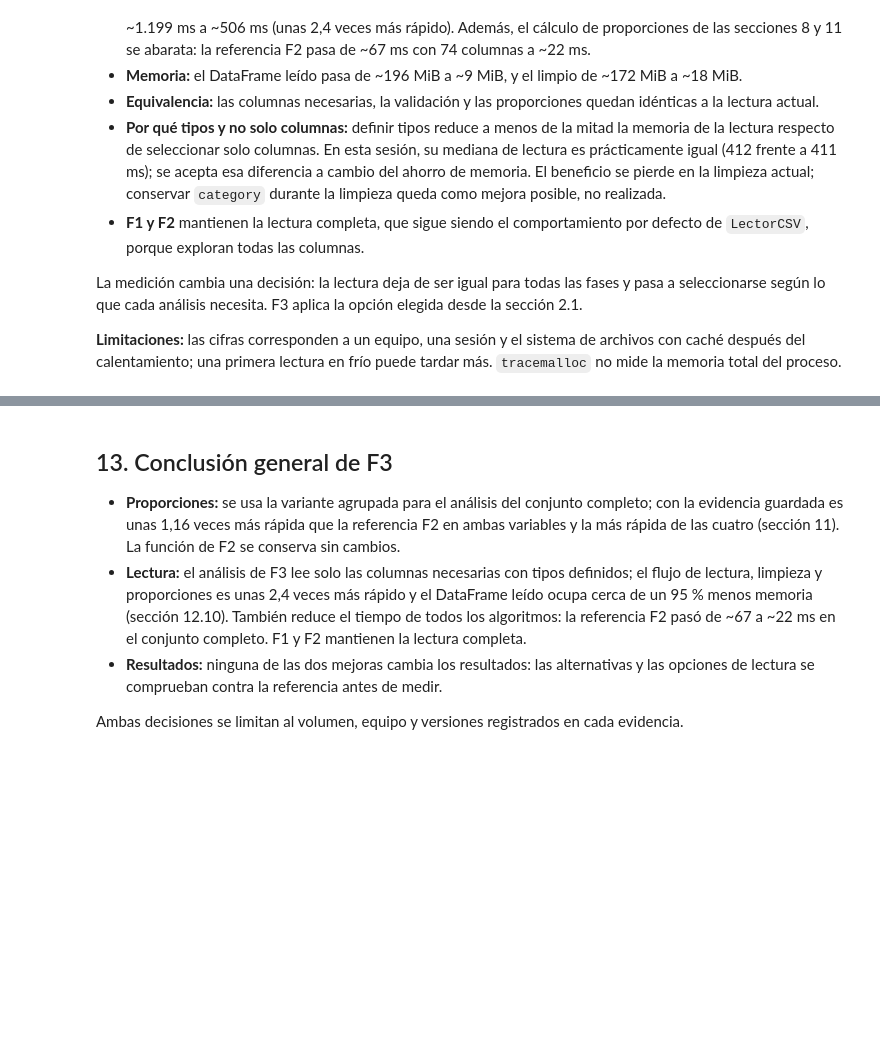
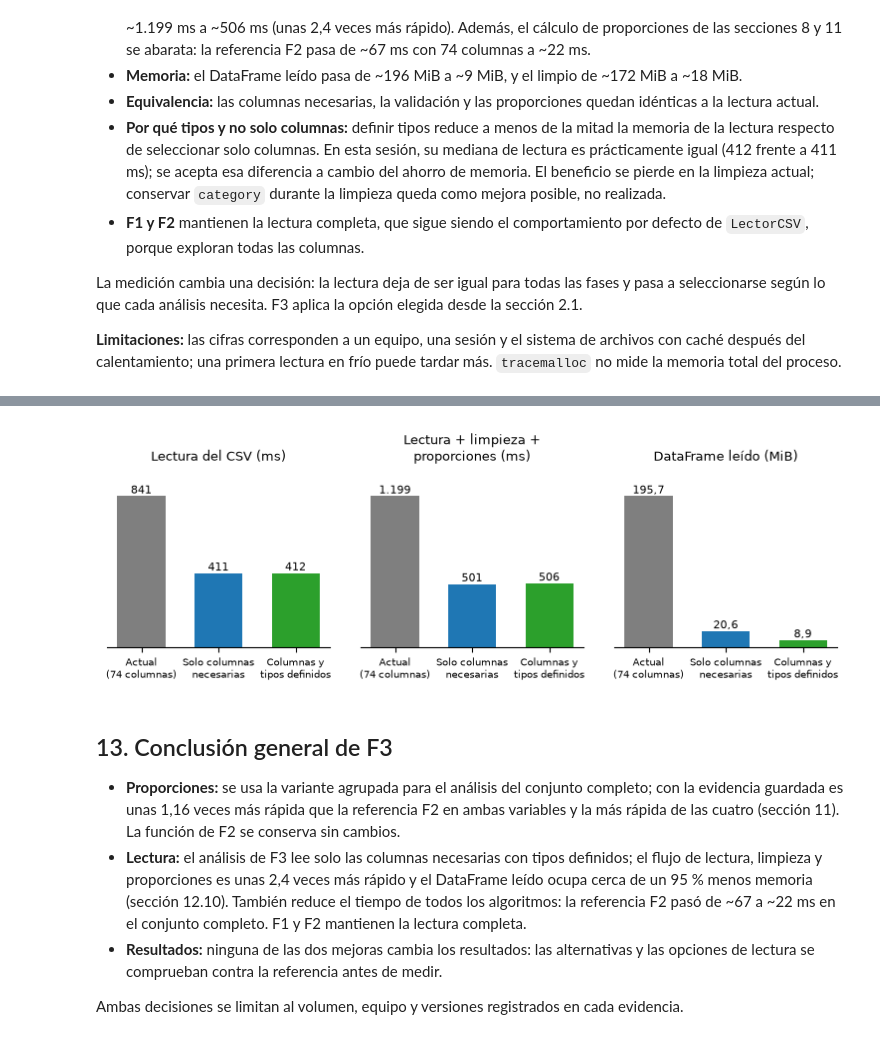
Before and after one commit to vbravo29/mcdi500-licitaciones-salud, a Jupyter notebook: F3/F3_Algoritmos.ipynb, the cells around one changed output, grey strips where cells are left out. Cells and saved outputs as stored; diff of their text form; code cells hidden in the pictures; blank space fills up the shorter version.

```diff
--- a/F3/F3_Algoritmos.ipynb
+++ b/F3/F3_Algoritmos.ipynb
@@ -704,3 +744,42 @@ La medición cambia una decisión: la lectura deja de ser igual para todas las f
+# %%
+import matplotlib.pyplot as plt
+
+# Permite ejecutar esta celda de forma aislada: si faltan las tablas de la sección 12.5, las carga desde la evidencia.
+if 'completo_lectura' not in globals() or 'flujo' not in globals():
+    MIB = 1024 ** 2
+    _lectura = pd.DataFrame(json.loads((raiz / 'F3/mediciones_lectura/mediciones.json').read_text(encoding='utf-8'))['mediciones'])
+    _solo_lectura = _lectura.loc[_lectura.etapa.eq('lectura')]
+    completo_lectura = _solo_lectura.loc[_solo_lectura.filas.eq(_solo_lectura.filas.max())].set_index('opcion')
+    flujo = _lectura.loc[_lectura.etapa.eq('flujo_completo')].set_index('opcion')
+
+ETIQUETAS_OPCION = {'actual': 'Actual\n(74 columnas)', 'solo_columnas': 'Solo columnas\nnecesarias',
+                    'columnas_y_tipos': 'Columnas y\ntipos definidos'}
+COLORES_OPCION = ['#7F7F7F', '#1F77B4', '#2CA02C']
+orden = list(ETIQUETAS_OPCION)
+
+def numero_es(valor, decimales):
+    # Formato chileno: punto de miles y coma decimal.
+    return f'{valor:,.{decimales}f}'.replace(',', 'X').replace('.', ',').replace('X', '.')
+
+paneles = [(completo_lectura.loc[orden, 'mediana_ms'], 'Lectura del CSV (ms)', 0),
+           (flujo.loc[orden, 'mediana_ms'], 'Lectura + limpieza +\nproporciones (ms)', 0),
+           (completo_lectura.loc[orden, 'memoria_dataframe_bytes'] / MIB, 'DataFrame leído (MiB)', 1)]
+fig, ejes = plt.subplots(1, 3, figsize=(7.8, 2.8))
+for eje, (valores, titulo, decimales) in zip(ejes, paneles):
+    barras = eje.bar(range(3), valores, color=COLORES_OPCION, width=0.62)
+    for barra, valor in zip(barras, valores):
+        eje.text(barra.get_x() + barra.get_width() / 2, valor, numero_es(valor, decimales),
+                 ha='center', va='bottom', fontsize=8)
+    eje.set_xticks(range(3))
+    eje.set_xticklabels([ETIQUETAS_OPCION[o] for o in orden], fontsize=7)
+    eje.set_title(titulo, fontsize=9)
+    eje.set_ylim(0, valores.max() * 1.18)
+    eje.set_yticks([])
+    eje.spines[['top', 'right', 'left']].set_visible(False)
+fig.tight_layout()
+plt.show()
+# %% [output]
+[figure, added]
 # %% [markdown]
 ## 13. Conclusión general de F3
 - **Proporciones:** se usa la variante agrupada para el análisis del conjunto completo; con la evidencia guardada es unas 1,16 veces más rápida que la referencia F2 en ambas variables y la más rápida de las cuatro (sección 11). La función de F2 se conserva sin cambios.
```
Also changed, not shown: parts of 7 cells of this notebook, 13 other files.
